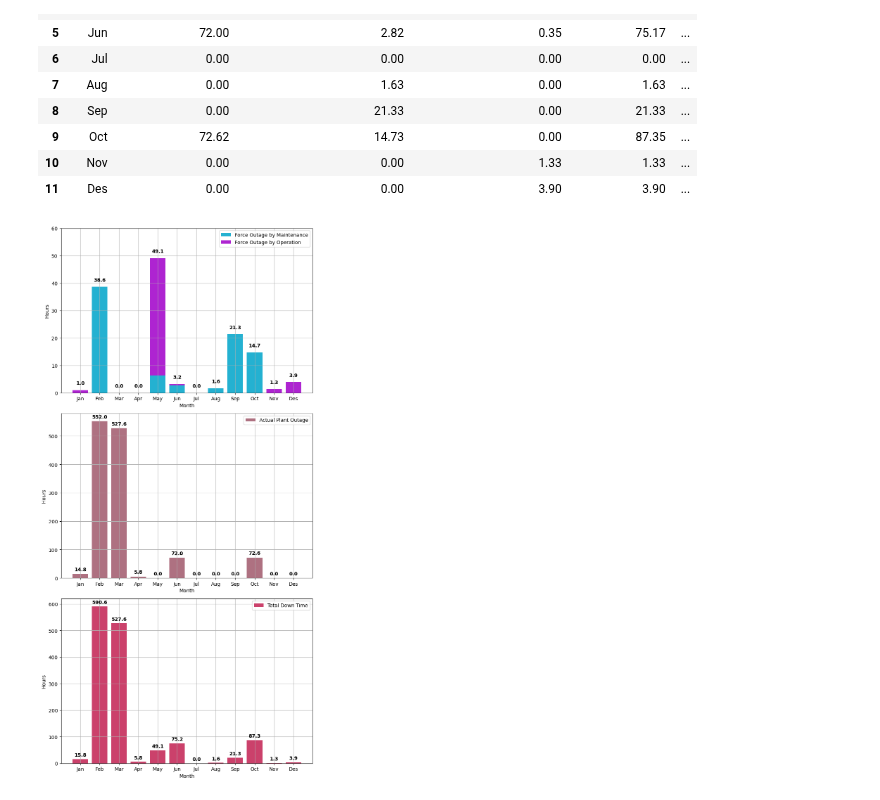
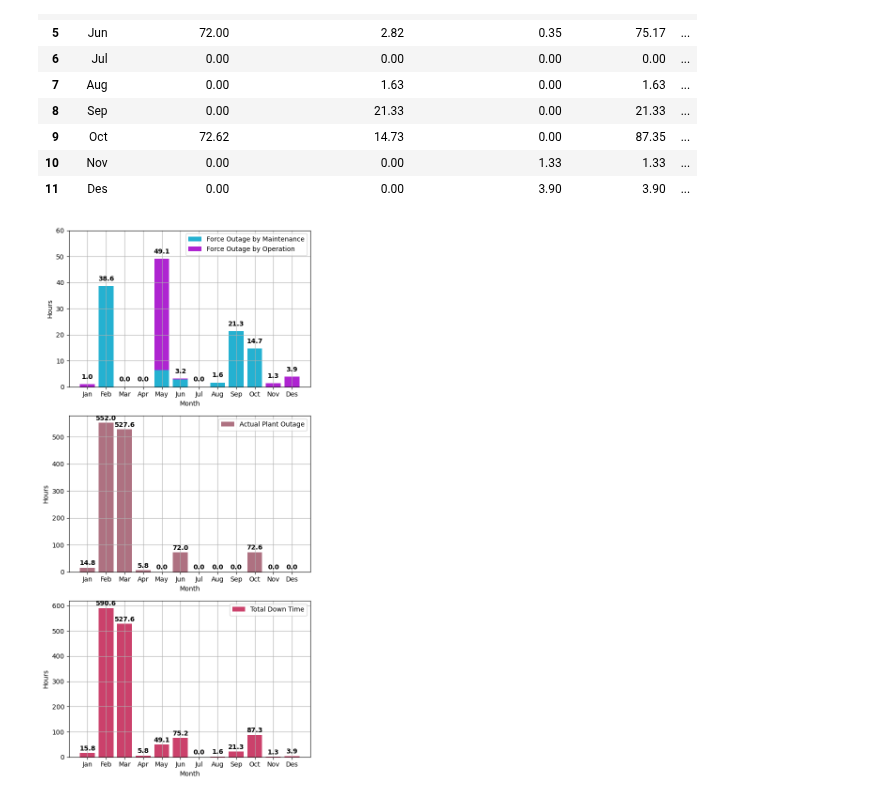
Before and after one commit to mekatronik-achmadi/Predict-CBM, a Jupyter notebook: Vale/Docs/DataPA/pa_data_analysis.ipynb, the cells around one changed output. Cells and saved outputs as stored; diff of their text form; code cells hidden in the pictures.

Commit message:
pa resume figure

```diff
--- a/Vale/Docs/DataPA/pa_data_analysis.ipynb
+++ b/Vale/Docs/DataPA/pa_data_analysis.ipynb
@@ -197,7 +197,7 @@ df_data_resume
 | 6 | 2023 | 9.430000 | 7.980000 | 4.59 | 22.000000 | ... |
 # %%
 # create the plot
-fig = plt.figure(figsize=(8, 16))
+fig = plt.figure(figsize=(6, 12))
 
 # first axis
 ax = fig.add_subplot(311)
@@ -333,7 +333,7 @@ df_data_resume_month
 | 11 | Des | 0.00 | 0.00 | 3.90 | 3.90 | ... |
 # %%
 # create the plot
-fig = plt.figure(figsize=(8, 16))
+fig = plt.figure(figsize=(6, 12))
 
 # first axis
 ax = fig.add_subplot(311)
@@ -377,31 +377,31 @@ ax2.bar(x, barData, label='Actual Plant Outage', color=colors[0])
 y_offset = 10
 for i, total in enumerate(totals):
     ax2.text(totals.index[i], total+y_offset, round(total,1), ha='center', weight='bold')
 ax2.set_xlabel("Month")
 ax2.set_ylabel("Hours")
 
 ax2.legend()
 ax2.grid()
 
 # third axis
 ax3 = fig.add_subplot(313)
 
 barData = df_data_resume_month['Total Down Time']
 totals = barData
 colors = ['#cb416b']
 bottom = np.zeros(len(barData))
 
 ax3.bar(x, barData, label='Total Down Time', color=colors[0])
 
 y_offset = 10
 for i, total in enumerate(totals):
     ax3.text(totals.index[i], total+y_offset, round(total,1), ha='center', weight='bold')
 ax3.set_xlabel("Month")
 ax3.set_ylabel("Hours")
 
 ax3.legend()
 ax3.grid()
 
 fig.tight_layout()
 # %% [output]
-[figure, old version]
+[figure, new version]
```
Also changed, not shown: parts of 1 cell of this notebook, 2 other files.
